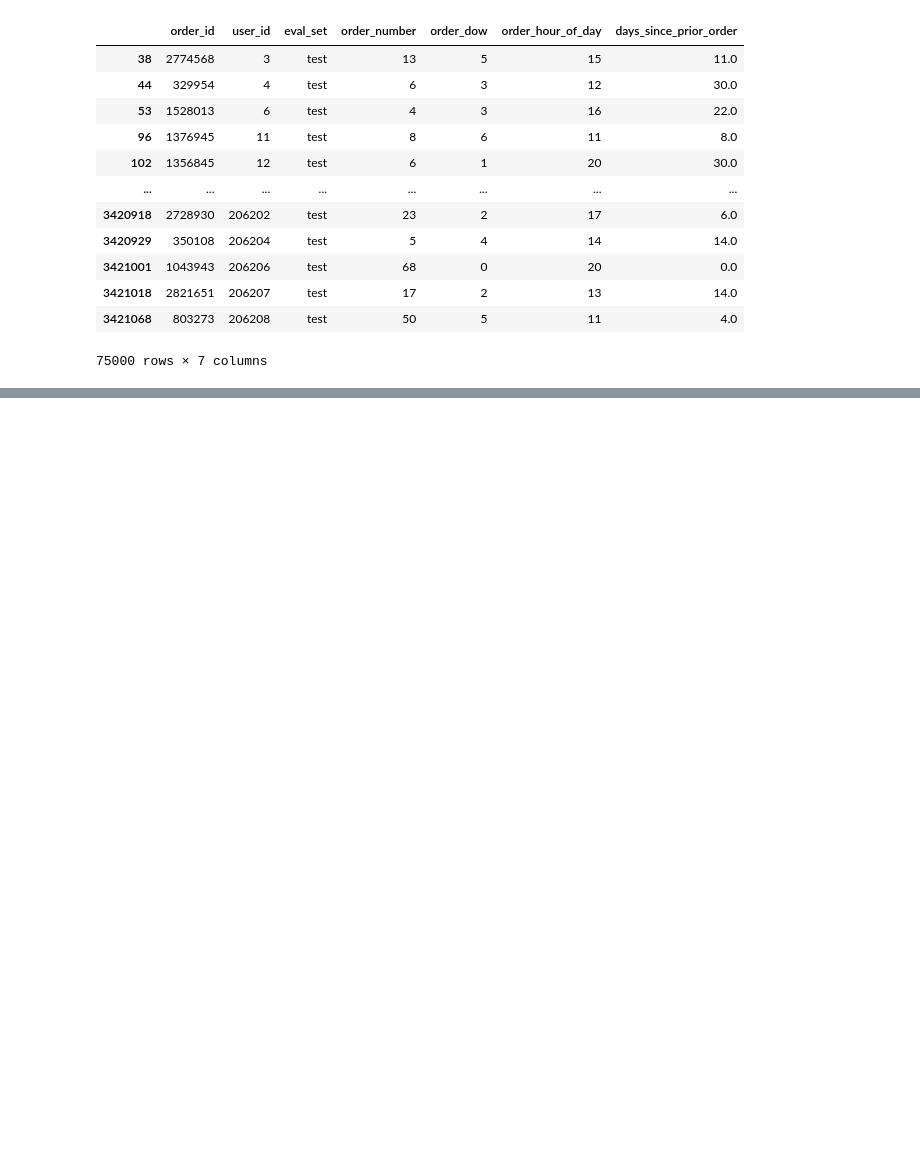
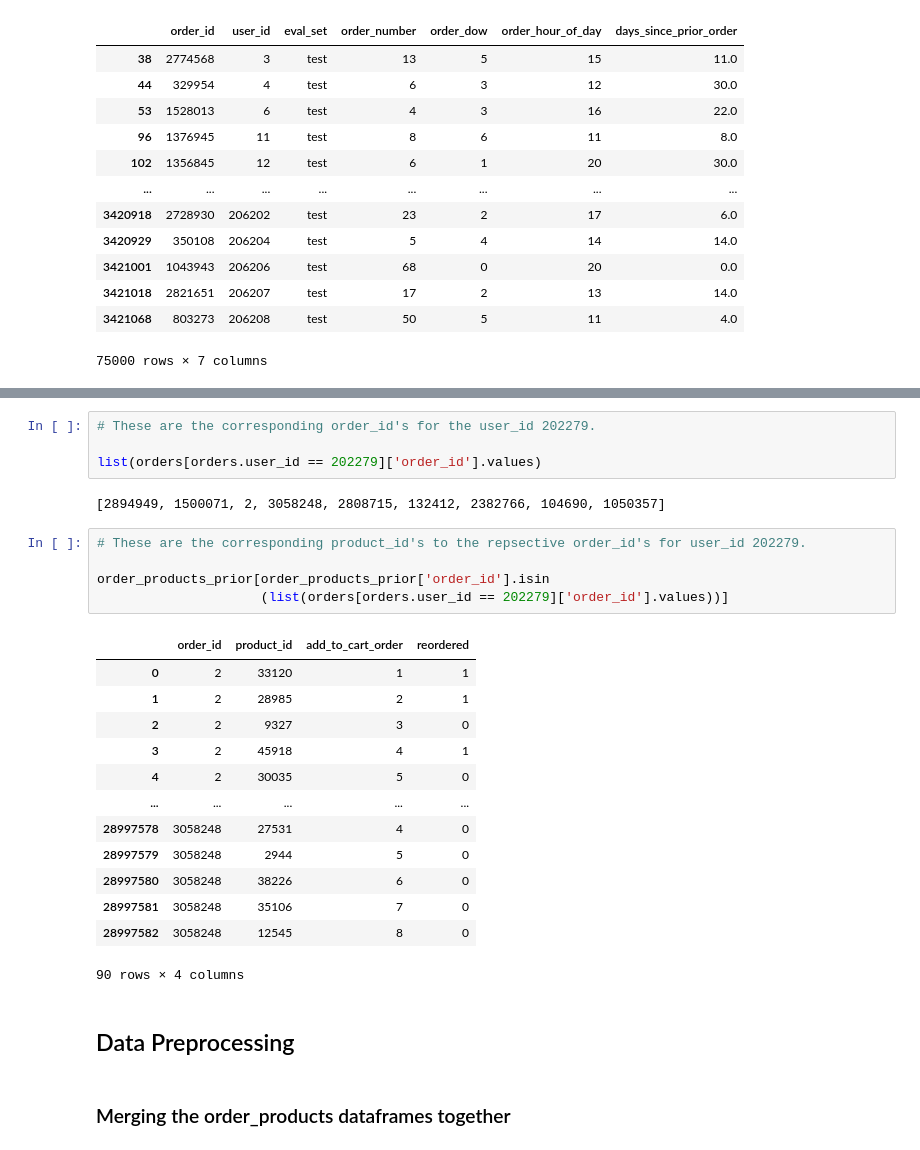
Before and after one commit to henryshin15/Capstone-Instacart, a Jupyter notebook: Main Notebook.ipynb, the cells around one changed output, grey strips where cells are left out. Drawn from its saved outputs; the diff is of its cells as text; blank space fills up the shorter version.

```diff
--- a/Main Notebook.ipynb
+++ b/Main Notebook.ipynb
@@ -462,0 +558,29 @@ orders_test
+# %%
+# These are the corresponding order_id's for the user_id 202279.
+
+list(orders[orders.user_id == 202279]['order_id'].values)
+# %% [output]
+[2894949, 1500071, 2, 3058248, 2808715, 132412, 2382766, 104690, 1050357]
+# %%
+# These are the corresponding product_id's to the repsective order_id's for user_id 202279.
+
+order_products_prior[order_products_prior['order_id'].isin
+                     (list(orders[orders.user_id == 202279]['order_id'].values))]
+# %% [output]
+|  | order_id | product_id | add_to_cart_order | reordered |
+| 0 | 2 | 33120 | 1 | 1 |
+| 1 | 2 | 28985 | 2 | 1 |
+| 2 | 2 | 9327 | 3 | 0 |
+| 3 | 2 | 45918 | 4 | 1 |
+| 4 | 2 | 30035 | 5 | 0 |
+| ... | ... | ... | ... | ... |
+| 28997578 | 3058248 | 27531 | 4 | 0 |
+| 28997579 | 3058248 | 2944 | 5 | 0 |
+| 28997580 | 3058248 | 38226 | 6 | 0 |
+| 28997581 | 3058248 | 35106 | 7 | 0 |
+| 28997582 | 3058248 | 12545 | 8 | 0 |
+90 rows × 4 columns
+# %% [markdown]
+## Data Preprocessing
+# %% [markdown]
+### Merging the order_products dataframes together
```
Also changed, not shown: parts of 23 cells of this notebook.
